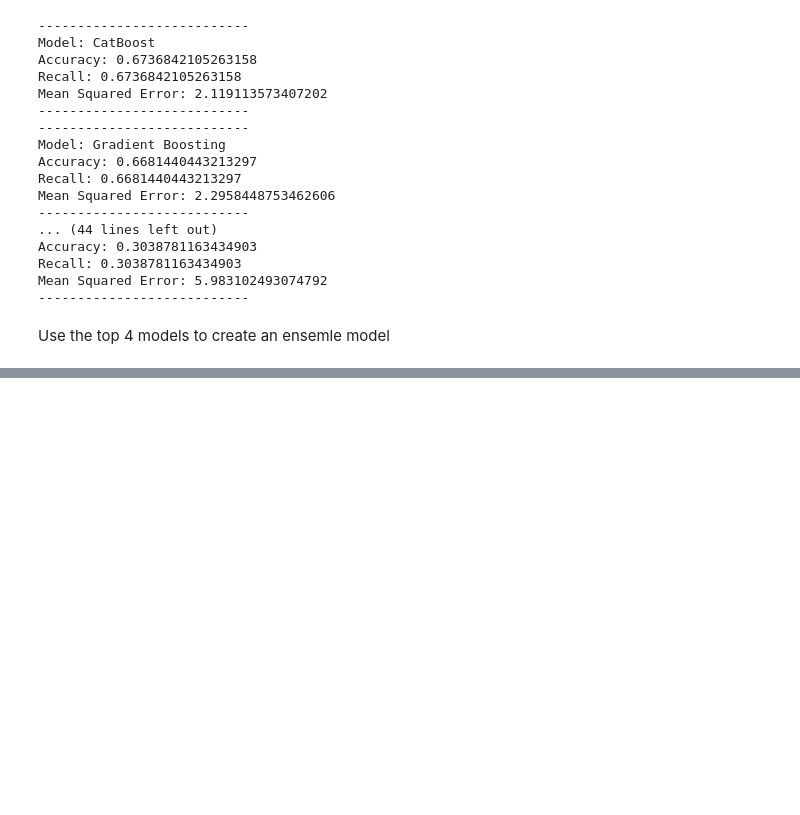
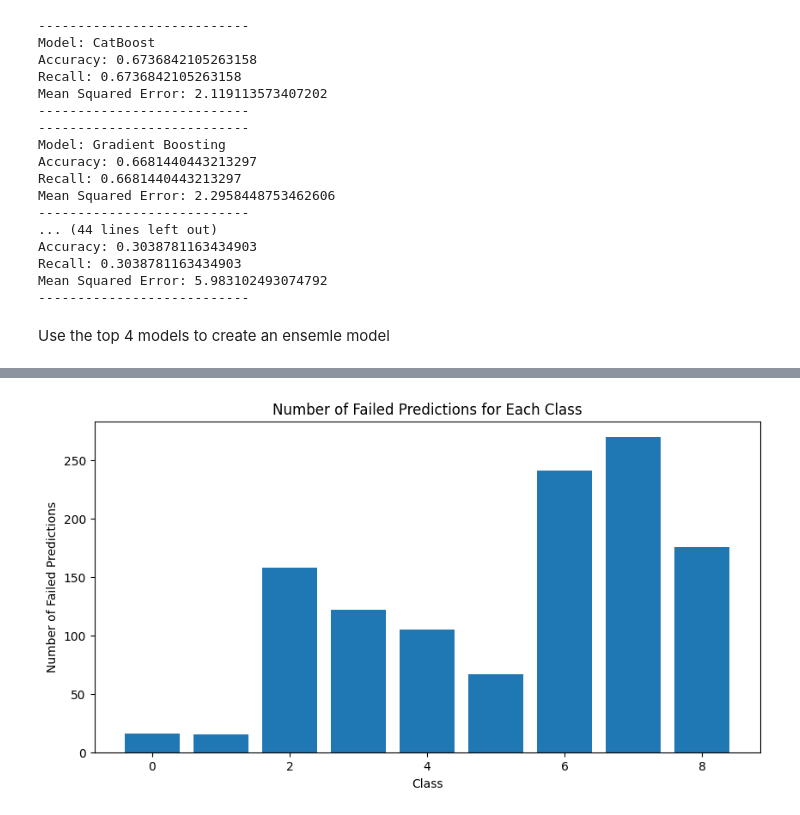
Before and after one commit to DinuGeorge0019/GenomPrediction, a Jupyter notebook: _Notebooks/disorder_subclass_decision_tree_experiments.ipynb, the cells around one changed output, grey strips where cells are left out. Drawn from its saved outputs; the diff is of its cells as text; code cells hidden in the pictures; blank space fills up the shorter version.

```diff
--- a/_Notebooks/disorder_subclass_decision_tree_experiments.ipynb
+++ b/_Notebooks/disorder_subclass_decision_tree_experiments.ipynb
@@ -204,0 +228,17 @@ Ensemble mean squared error: 2.0759002770083104
+# %%
+import numpy as np
+import matplotlib.pyplot as plt
+
+# Calculate the number of failed predictions for each class
+failed_predictions = np.where(test_disorder_subclass_y != ensemble_predictions, 1, 0)
+failed_predictions_per_class = np.bincount(test_disorder_subclass_y[failed_predictions == 1])
+
+# Plot the number of failed predictions for each class
+plt.figure(figsize=(10, 5))
+plt.bar(range(len(failed_predictions_per_class)), failed_predictions_per_class)
+plt.title('Number of Failed Predictions for Each Class')
+plt.xlabel('Class')
+plt.ylabel('Number of Failed Predictions')
+plt.show()
+# %% [output]
+[figure, added]
```
Also changed, not shown: parts of 4 cells of this notebook, 16 other files.
